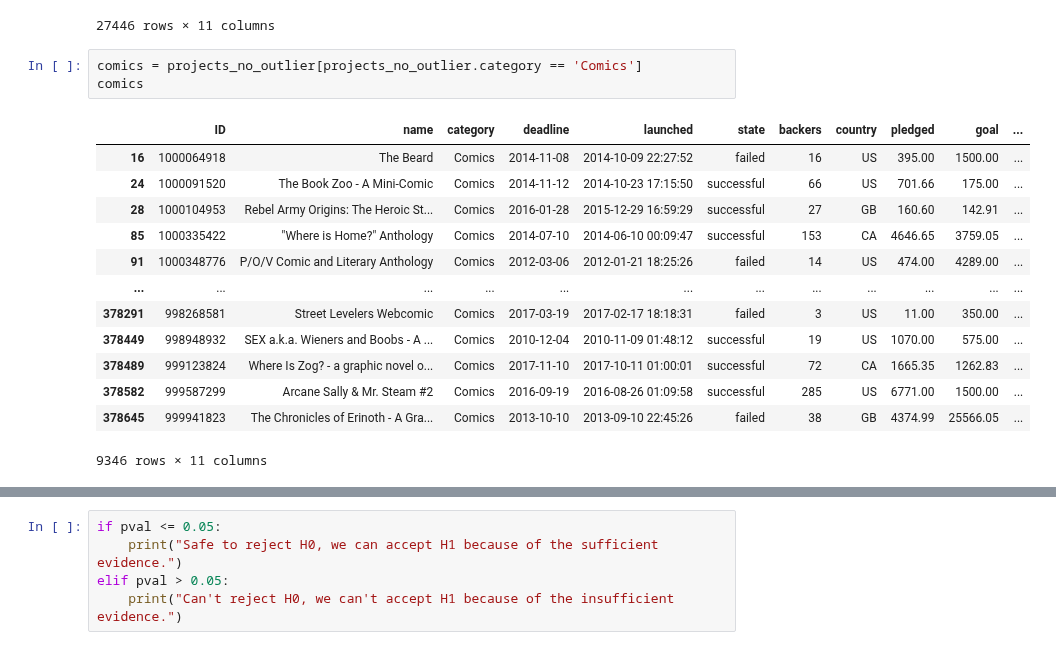
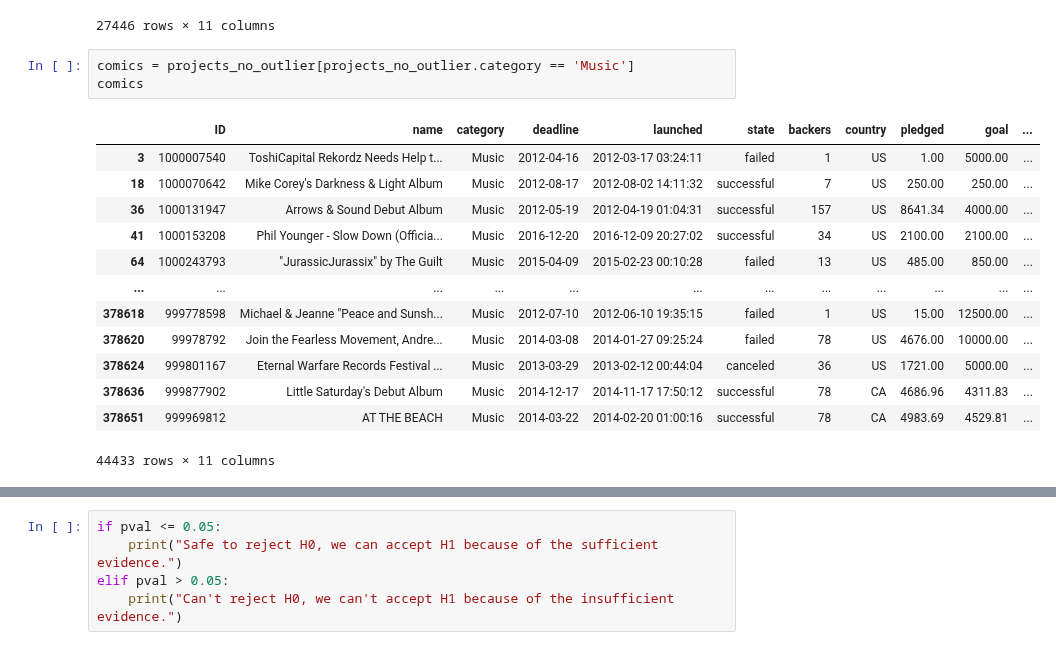
Before and after one commit to Penzragon/h8dsft_P0W3, a Jupyter notebook: script.ipynb, the cells around one changed output, grey strips where cells are left out. Saved outputs shown, nothing was run; the diff lists cells and outputs as text.

```diff
--- a/script.ipynb
+++ b/script.ipynb
@@ -428,22 +428,22 @@ games
 | 378648 | 999955533 | Cards and Chit Network Season 2! ... | Games | 2016-02-23 | 2016-01-24 16:03:27 | canceled | 5 | US | 121.00 | 500.00 | ... |
 27446 rows × 11 columns
 # %%
-comics = projects_no_outlier[projects_no_outlier.category == 'Comics']
+comics = projects_no_outlier[projects_no_outlier.category == 'Music']
 comics
 # %% [output]
 |  | ID | name | category | deadline | launched | state | backers | country | pledged | goal | ... |
-| 16 | 1000064918 | The Beard | Comics | 2014-11-08 | 2014-10-09 22:27:52 | failed | 16 | US | 395.00 | 1500.00 | ... |
-| 24 | 1000091520 | The Book Zoo - A Mini-Comic | Comics | 2014-11-12 | 2014-10-23 17:15:50 | successful | 66 | US | 701.66 | 175.00 | ... |
-| 28 | 1000104953 | Rebel Army Origins: The Heroic St... | Comics | 2016-01-28 | 2015-12-29 16:59:29 | successful | 27 | GB | 160.60 | 142.91 | ... |
-| 85 | 1000335422 | "Where is Home?" Anthology | Comics | 2014-07-10 | 2014-06-10 00:09:47 | successful | 153 | CA | 4646.65 | 3759.05 | ... |
-| 91 | 1000348776 | P/O/V Comic and Literary Anthology | Comics | 2012-03-06 | 2012-01-21 18:25:26 | failed | 14 | US | 474.00 | 4289.00 | ... |
+| 3 | 1000007540 | ToshiCapital Rekordz Needs Help t... | Music | 2012-04-16 | 2012-03-17 03:24:11 | failed | 1 | US | 1.00 | 5000.00 | ... |
+| 18 | 1000070642 | Mike Corey's Darkness & Light Album | Music | 2012-08-17 | 2012-08-02 14:11:32 | successful | 7 | US | 250.00 | 250.00 | ... |
+| 36 | 1000131947 | Arrows & Sound Debut Album | Music | 2012-05-19 | 2012-04-19 01:04:31 | successful | 157 | US | 8641.34 | 4000.00 | ... |
+| 41 | 1000153208 | Phil Younger - Slow Down (Officia... | Music | 2016-12-20 | 2016-12-09 20:27:02 | successful | 34 | US | 2100.00 | 2100.00 | ... |
+| 64 | 1000243793 | "JurassicJurassix" by The Guilt | Music | 2015-04-09 | 2015-02-23 00:10:28 | failed | 13 | US | 485.00 | 850.00 | ... |
 | ... | ... | ... | ... | ... | ... | ... | ... | ... | ... | ... | ... |
-| 378291 | 998268581 | Street Levelers Webcomic | Comics | 2017-03-19 | 2017-02-17 18:18:31 | failed | 3 | US | 11.00 | 350.00 | ... |
-| 378449 | 998948932 | SEX a.k.a. Wieners and Boobs - A ... | Comics | 2010-12-04 | 2010-11-09 01:48:12 | successful | 19 | US | 1070.00 | 575.00 | ... |
-| 378489 | 999123824 | Where Is Zog? - a graphic novel o... | Comics | 2017-11-10 | 2017-10-11 01:00:01 | successful | 72 | CA | 1665.35 | 1262.83 | ... |
-| 378582 | 999587299 | Arcane Sally & Mr. Steam #2 | Comics | 2016-09-19 | 2016-08-26 01:09:58 | successful | 285 | US | 6771.00 | 1500.00 | ... |
-| 378645 | 999941823 | The Chronicles of Erinoth - A Gra... | Comics | 2013-10-10 | 2013-09-10 22:45:26 | failed | 38 | GB | 4374.99 | 25566.05 | ... |
+| 378618 | 999778598 | Michael & Jeanne "Peace and Sunsh... | Music | 2012-07-10 | 2012-06-10 19:35:15 | failed | 1 | US | 15.00 | 12500.00 | ... |
+| 378620 | 99978792 | Join the Fearless Movement, Andre... | Music | 2014-03-08 | 2014-01-27 09:25:24 | failed | 78 | US | 4676.00 | 10000.00 | ... |
+| 378624 | 999801167 | Eternal Warfare Records Festival ... | Music | 2013-03-29 | 2013-02-12 00:44:04 | canceled | 36 | US | 1721.00 | 5000.00 | ... |
+| 378636 | 999877902 | Little Saturday's Debut Album | Music | 2014-12-17 | 2014-11-17 17:50:12 | successful | 78 | CA | 4686.96 | 4311.83 | ... |
+| 378651 | 999969812 | AT THE BEACH | Music | 2014-03-22 | 2014-02-20 01:00:16 | successful | 78 | CA | 4983.69 | 4529.81 | ... |
-9346 rows × 11 columns
+44433 rows × 11 columns
 # %%
 print(games.pledged.mean())
 print(comics.pledged.mean())
```
Also changed, not shown: parts of 5 cells of this notebook.
